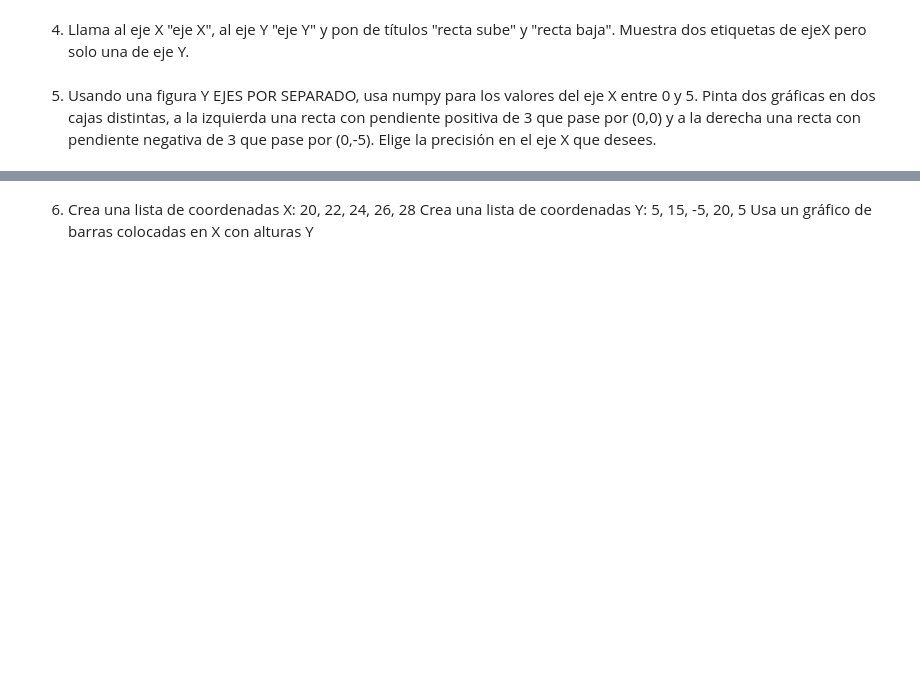
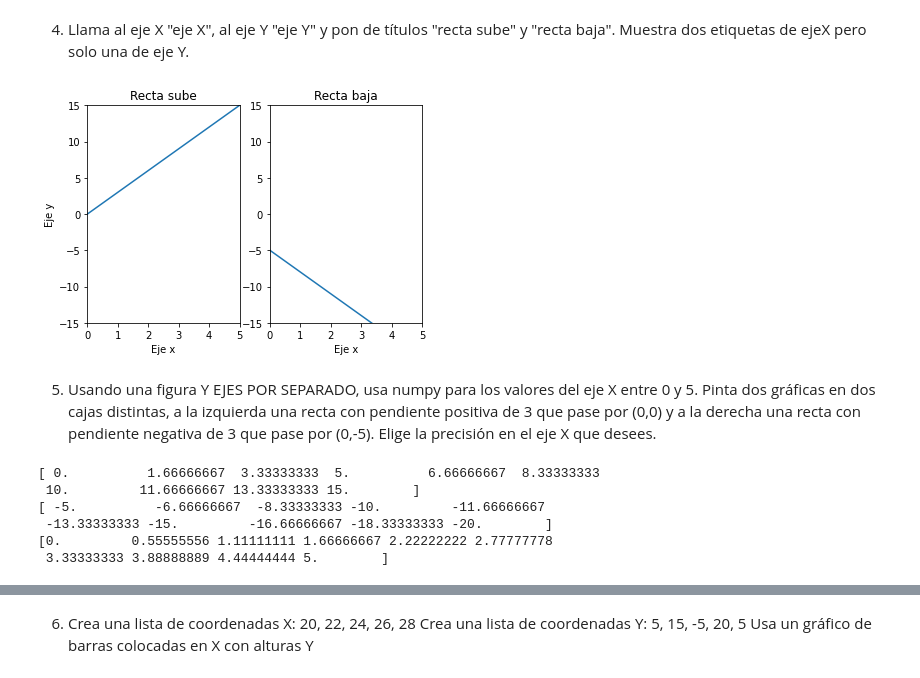
Before and after one commit to MNievas12/2304_dsft_thebridge, a Jupyter notebook: 2-Data_Analysis/4-Visualización/1-Matplotlib/ejercicios/ejercicios_Matplotlib.ipynb, the cells around one changed output, grey strips where cells are left out. Cells and saved outputs as stored; diff of their text form; code cells hidden in the pictures; blank space fills up the shorter version.

```diff
--- a/2-Data_Analysis/4-Visualización/1-Matplotlib/ejercicios/ejercicios_Matplotlib.ipynb
+++ b/2-Data_Analysis/4-Visualización/1-Matplotlib/ejercicios/ejercicios_Matplotlib.ipynb
@@ -15,4 +59,37 @@ Elige la precisión en el eje X que desees.
 # %% [markdown]
 4. Llama al eje X "eje X", al eje Y "eje Y" y pon de títulos "recta sube" y "recta baja". Muestra dos etiquetas de ejeX pero solo una de eje Y.
+# %%
+plt.figure()
+
+plt.subplot(1,2,1)
+y1 = 3*x
+plt.plot(x, y1)
+plt.xlim(0,5)
+plt.ylim(-15,15)
+plt.xlabel("Eje x")
+plt.ylabel("Eje y")
+plt.title("Recta sube")
+
+plt.subplot(1,2,2)
+y2 = -3*x - 5
+plt.plot(x, y2)
+plt.xlim(0,5)
+plt.ylim(-15,15)
+plt.xlabel("Eje x")
+# plt.ylabel("Eje y")
+plt.title("Recta baja");
+# %% [output]
+[figure, added]
 # %% [markdown]
 5. Usando una figura Y EJES POR SEPARADO, usa numpy para los valores del eje X entre 0 y 5. Pinta dos gráficas en dos cajas distintas, a la izquierda una recta con pendiente positiva de 3 que pase por (0,0) y a la derecha una recta con pendiente negativa de 3 que pase por (0,-5). Elige la precisión en el eje X que desees.
+# %%
+print(y1)
+print(y2)
+print(x)
+# %% [output]
+[ 0.          1.66666667  3.33333333  5.          6.66666667  8.33333333
+ 10.         11.66666667 13.33333333 15.        ]
+[ -5.          -6.66666667  -8.33333333 -10.         -11.66666667
+ -13.33333333 -15.         -16.66666667 -18.33333333 -20.        ]
+[0.         0.55555556 1.11111111 1.66666667 2.22222222 2.77777778
+ 3.33333333 3.88888889 4.44444444 5.        ]
```
Also changed, not shown: parts of 25 cells of this notebook.
